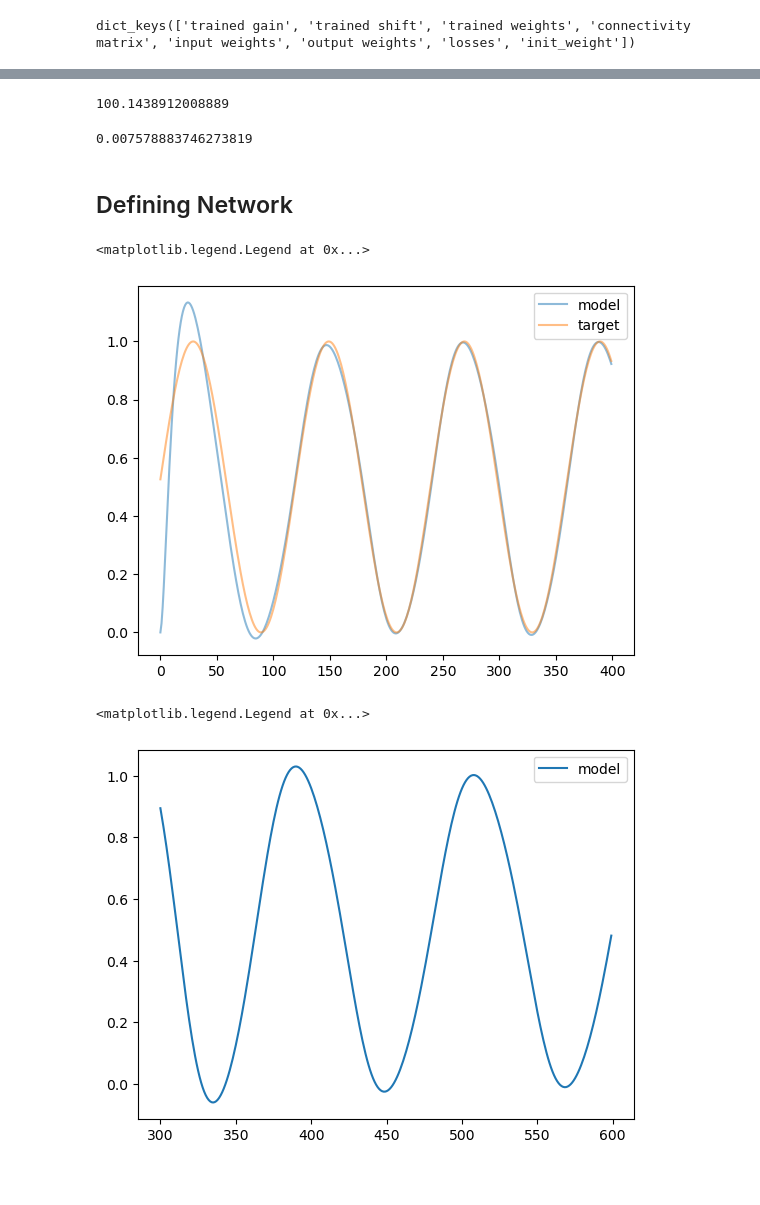
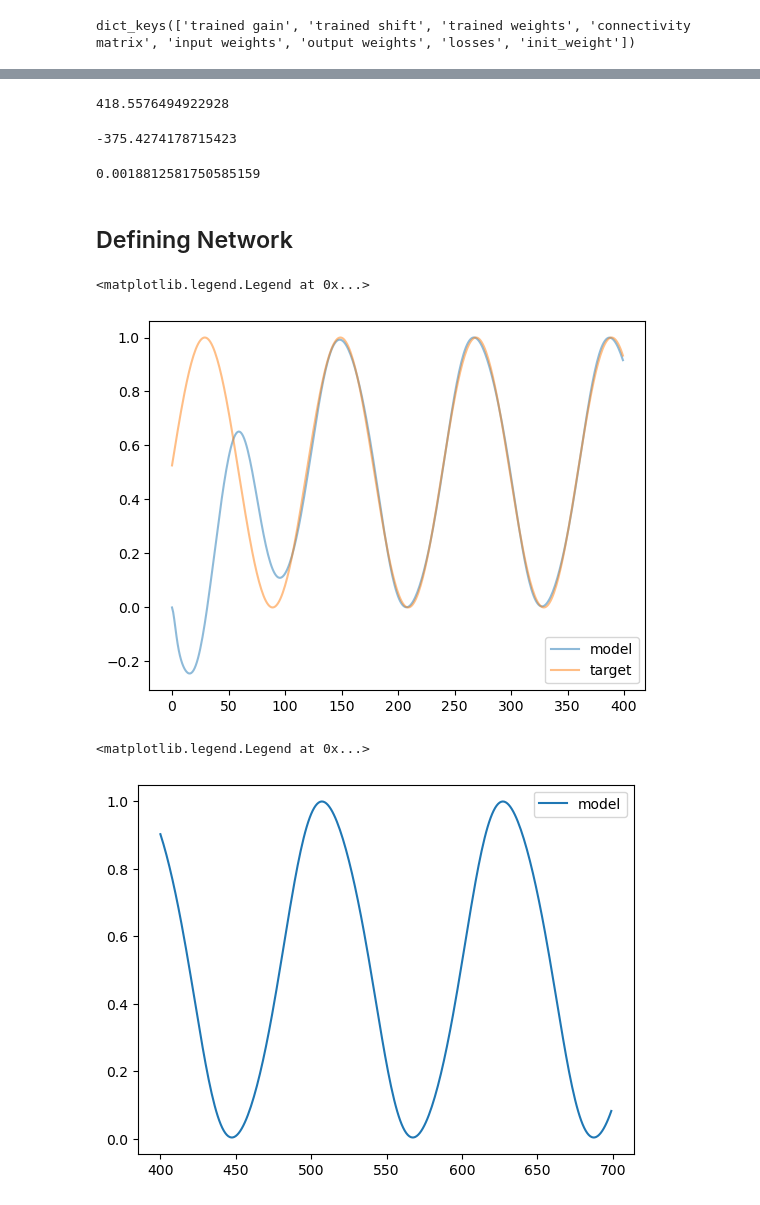
Before and after one commit to BeiGeJin/FBRNN, a Jupyter notebook: analysis/analysis_SIN2_wt.ipynb, the cells around one changed output, grey strips where cells are left out. Saved outputs shown, nothing was run; the diff lists cells and outputs as text; code cells hidden in the pictures.

```diff
--- a/analysis/analysis_SIN2_wt.ipynb
+++ b/analysis/analysis_SIN2_wt.ipynb
@@ -12,7 +12,7 @@ import seaborn as sns
 # %% [markdown]
 ## Loading Trained Weights
 # %%
-with open('../weights/SIN2_wt_16_nodes/weight_history.json') as f:
+with open('../weights/SIN2_wt_32_nodes/weight_history.json') as f:
     weight_history = json.load(f)
 # %%
 weight_history.keys()
@@ -65,12 +67,17 @@ excite_weights = weight_matrix * (weight_matrix > 0)
 # %%
 np.sum(excite_weights)
 # %% [output]
-100.1438912008889
+418.5576494922928
+# %%
+inhibit_weights = weight_matrix * (weight_matrix < 0)
+np.sum(inhibit_weights)
+# %% [output]
+-375.4274178715423
 # %%
 # estimate oja's alpha
 1 / np.linalg.norm(excite_weights, None)**2
 # %% [output]
-0.007578883746273819
+0.0018812581750585159
 # %% [markdown]
 ## Defining Network
 # %%
@@ -79,7 +86,7 @@ timestep = 10 #ms
 ndata = 400
 time = ndata * timestep #ms
 num_inputs = 1
-num_nodes = 16
+num_nodes = 32
 init_activations = np.zeros((num_nodes, 1))
 
 network = RNN(weight_matrix, connectivity_matrix, init_activations, gains, shifts, input_weight_matrix, output_weight_matrix,
@@ -90,8 +97,6 @@ network = RNN(weight_matrix, connectivity_matrix, init_activations, gains, shift
 time_points = np.arange(ndata).reshape(-1, 1)
 inputs = (1 + np.sin(time_points/60*np.pi))/2
 targets = (1 + np.sin((time_points+1)/60*np.pi))/2
-# inputs = 0.5 + np.sin(time_points/60*np.pi)/4
-# targets = 0.5 + np.sin((time_points+1)/60*np.pi)/4
 inputs = inputs.reshape(-1, 1)
 targets = targets.reshape(-1, 1)
 
@@ -105,22 +110,21 @@ plt.legend()
 # plt.savefig("fig/sin_oja_train.png")
 # %% [output]
 <matplotlib.legend.Legend at 0x...>
-[figure, old version]
+[figure, new version]
 # %%
 time_pred = 3000
-
-time_points_pred = np.arange(300,600).reshape(-1, 1)
+time_points_pred = np.arange(400,700).reshape(-1, 1)
 inputs_pred = (1 + np.sin(time_points_pred/60*np.pi))/2
 
 outputs_pred, activations_pred = network.simulate(time_pred, torch.tensor(inputs_pred).float())
 fig, ax = plt.subplots()
 plt.plot(time_points_pred, outputs_pred.detach().numpy(), label='model')
 # plt.ylim([0,1])
 plt.legend()
 # plt.savefig("fig/sin_oja_pred.png")
 # %% [output]
 <matplotlib.legend.Legend at 0x...>
-[figure, old version]
+[figure, new version]
 # %%
 plt.plot(np.arange(len(losses)), losses)
 plt.xlabel("Epoch")
```
Also changed, not shown: parts of 5 cells of this notebook, 14 other files.
